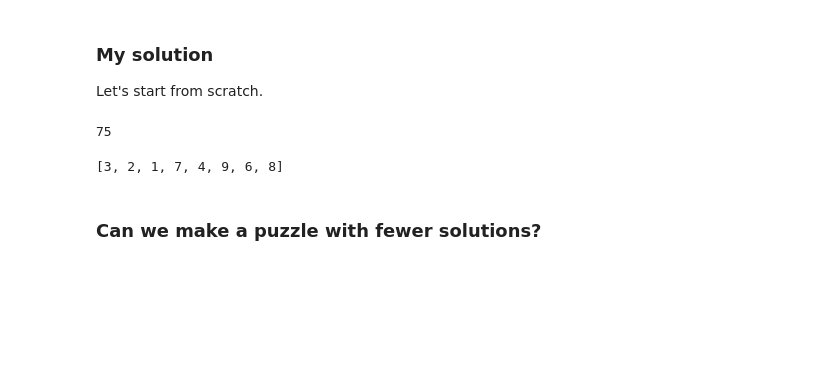
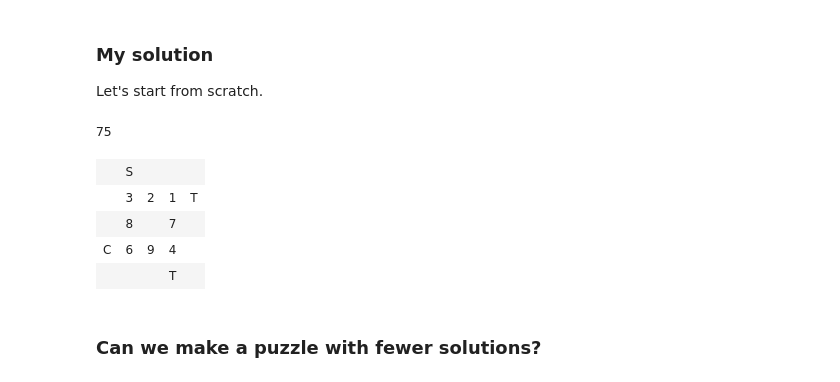
Before and after one commit to roywright/adventofcode2018, a Jupyter notebook: puzzles.ipynb, the cells around one changed output. Cells and saved outputs as stored; diff of their text form; code cells hidden in the pictures; blank space fills up the shorter version.

```diff
--- a/puzzles.ipynb
+++ b/puzzles.ipynb
@@ -972,6 +972,25 @@ def checkblanks(blanks, reqs):
         if reqs[i] not in prod_dict[b[i*2]*b[i*2+1]*b[i*2+2]]:
             return False
     return True
+
+try:
+    import pandas as pd
+    from IPython.display import display, HTML
+    pandas_display = True
+except:
+    pandas_display = False
+
+def printsoln(soln, reqs):
+    '''Display a solution to this kind of puzzle'''
+    grid = [[' '] * 5 for _ in range(5)]
+    for k,(i,j) in enumerate([(1,1),(1,2),(1,3),(2,3),(3,3),(3,2),(3,1),(2,1)]):
+        grid[i][j] = str(soln[k])
+    for k,(i,j) in enumerate([(1,4),(4,3),(3,0),(0,1)]):
+        grid[i][j] = str(reqs[k])
+    if pandas_display:
+        display(HTML(pd.DataFrame(grid).to_html(header = False, index = False)))
+    else:
+        print('\n'.join(' '.join(row) for row in grid))
 # %%
 # Get all solutions to the puzzle at hand
 solns = [list(blanks)
@@ -984,9 +1003,13 @@ len(solns)
 75
 # %%
 # Check one of the solutions at random
-solns[17]
+printsoln(solns[17], ['T','T','C','S'])
 # %% [output]
-[3, 2, 1, 7, 4, 9, 6, 8]
+|  | S |  |  |  |
+|  | 3 | 2 | 1 | T |
+|  | 8 |  | 7 |  |
+| C | 6 | 9 | 4 |  |
+|  |  |  | T |  |
 # %% [markdown]
 ### Can we make a puzzle with fewer solutions?
 # %%
```
Also changed, not shown: parts of 4 cells of this notebook.
